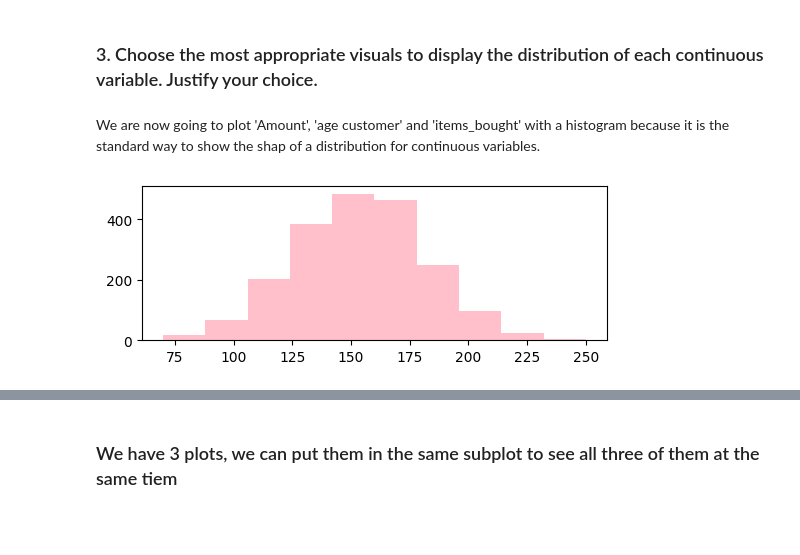
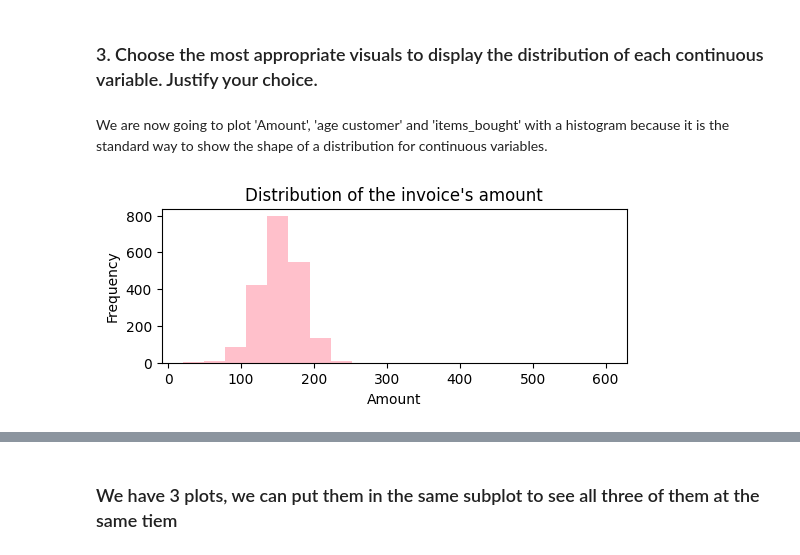
Before and after one commit to maramgueye/datascience_with_python, a Jupyter notebook: Final_Assessment_Gueye_Maram_studentID.ipynb, the cells around one changed output, grey strips where cells are left out. Saved outputs shown, nothing was run; the diff lists cells and outputs as text; code cells hidden in the pictures; blank space fills up the shorter version.

```diff
--- a/Final_Assessment_Gueye_Maram_studentID.ipynb
+++ b/Final_Assessment_Gueye_Maram_studentID.ipynb
@@ -188,14 +218,15 @@ Out of 2,000 invoices, we can see that there is a majority of payment by debit c
 # %% [markdown]
 ### 3. Choose the most appropriate visuals to display the distribution of each continuous variable. Justify your choice.
 # %% [markdown]
-We are now going to plot 'Amount', 'age customer' and 'items_bought' with a histogram because it is the standard way to show the shap of a distribution for continuous variables.
+We are now going to plot 'Amount', 'age customer' and 'items_bought' with a histogram because it is the standard way to show the shape of a distribution for continuous variables.
-# %%
-plt.figure(figsize=(6,2))
-plt.hist(data['amount'], range=(70, 250),color='pink')
-# I choosed a range of (70,250) to better see the shape of the histograms but..
-# from exercice 2, we know that amount min is 20 and its max is 600
-plt.show()
-# %% [output]
-[figure, removed]
+# %%
+plt.figure(figsize=(6,2))
+plt.hist(data['amount'],color='pink', bins=30)
+plt.title("Distribution of the invoice's amount")
+plt.xlabel('Amount')
+plt.ylabel('Frequency')
+plt.show()
+# %% [output]
+[figure, added]
 # %%
 plt.figure(figsize=(6,2))
```
Also changed, not shown: parts of 40 cells of this notebook.
